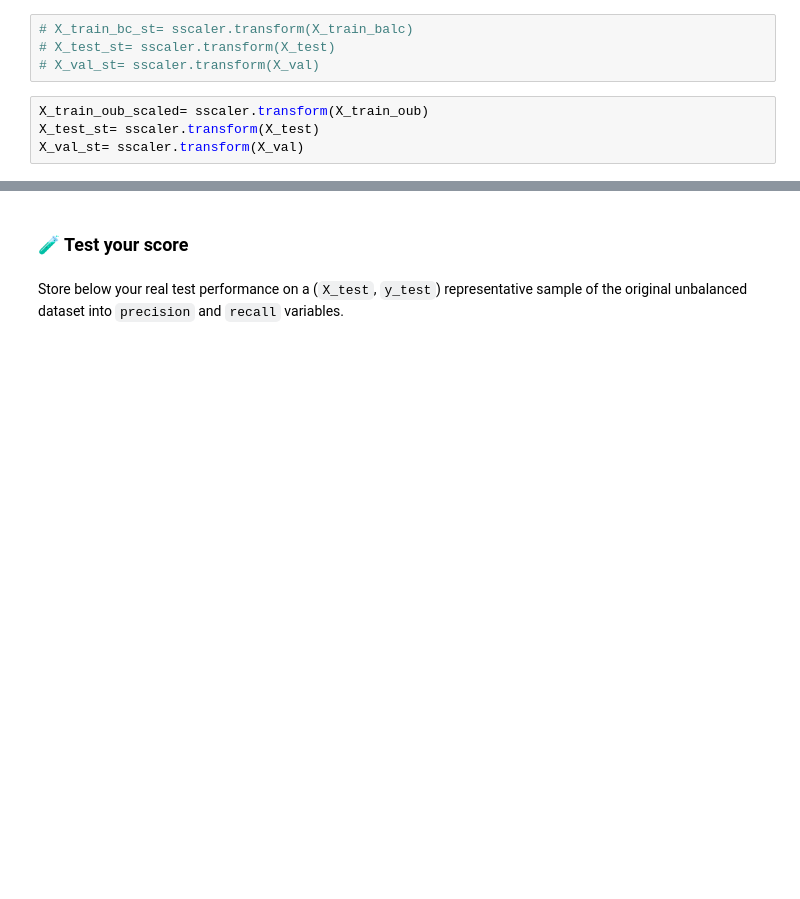
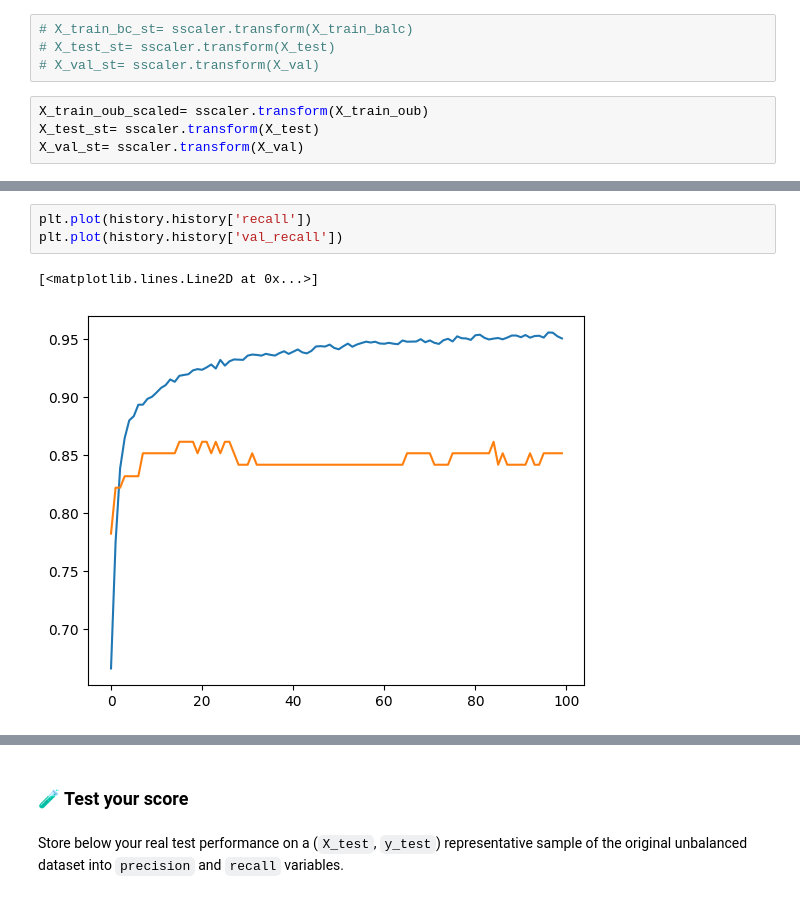
Before and after one commit to ParissaPeimaniyfard/data-credit-card-challenge, a Jupyter notebook: credit_card.ipynb, the cells around one changed output, grey strips where cells are left out. Cells and saved outputs as stored; diff of their text form; blank space fills up the shorter version.

```diff
--- a/credit_card.ipynb
+++ b/credit_card.ipynb
@@ -239,0 +246,6 @@ plt.plot(history.history['val_loss'])
+# %%
+plt.plot(history.history['recall'])
+plt.plot(history.history['val_recall'])
+# %% [output]
+[<matplotlib.lines.Line2D at 0x...>]
+[figure, added]
```
Also changed, not shown: parts of 8 cells of this notebook.
